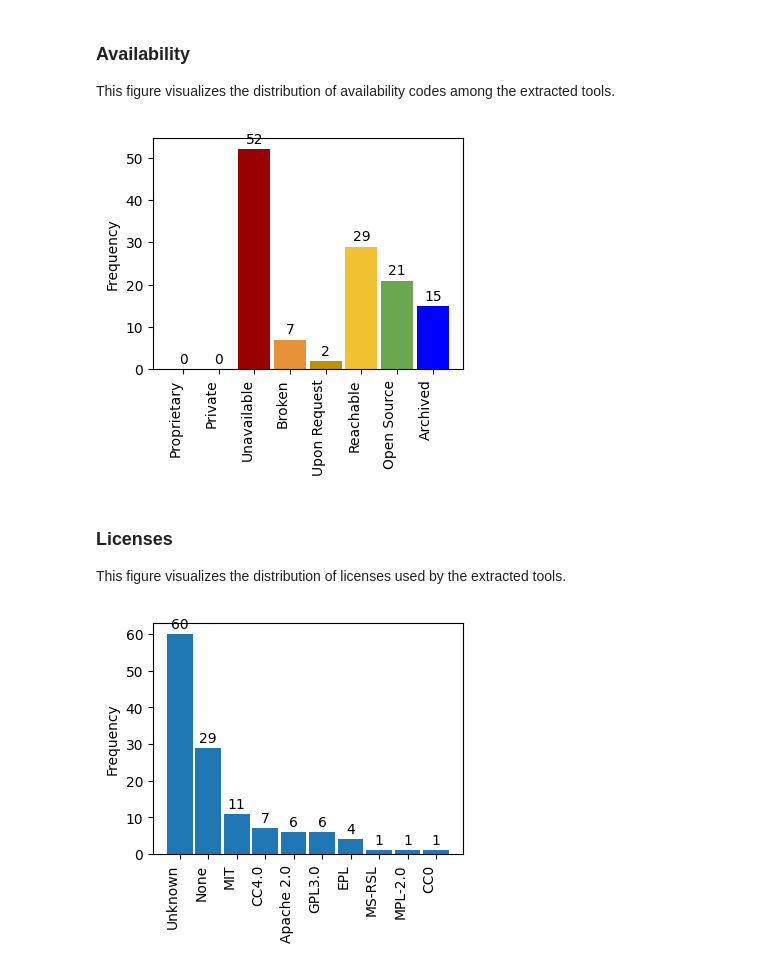
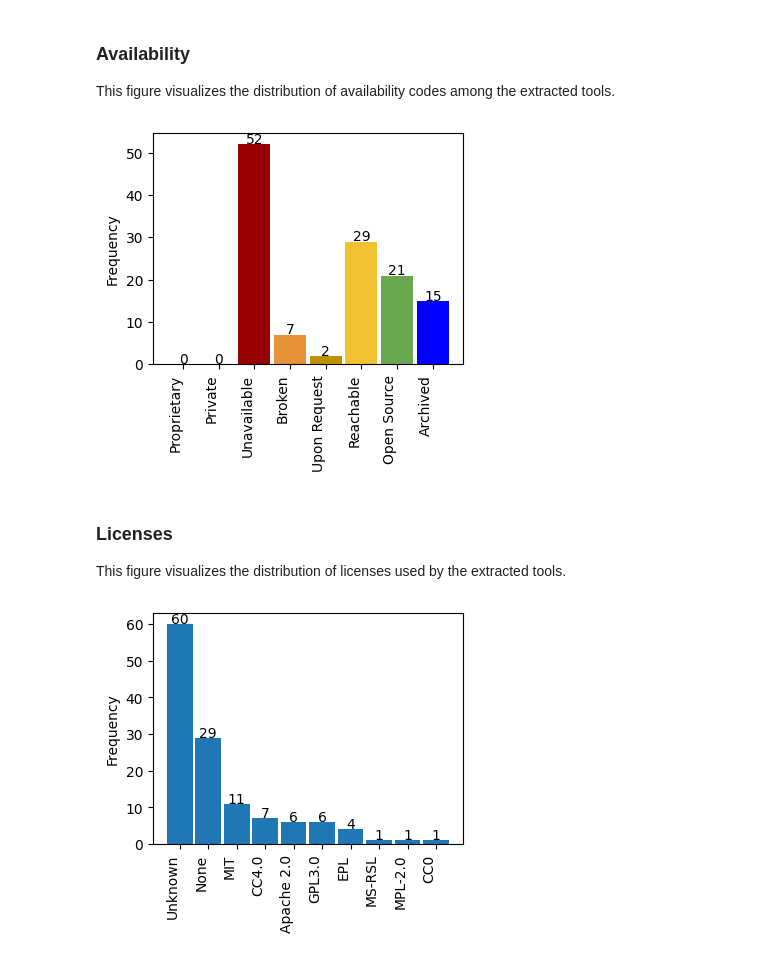
Before and after one commit to JulianFrattini/nlp4re-tools, a Jupyter notebook: replication/scripts/distribution-visualization.ipynb, the cells around one changed output. Cells and saved outputs as stored; diff of their text form; code cells hidden in the pictures.

Commit message:
Updated distribution visualization

```diff
--- a/replication/scripts/distribution-visualization.ipynb
+++ b/replication/scripts/distribution-visualization.ipynb
@@ -101,21 +101,21 @@ This figure visualizes the distribution of availability codes among the extracte
 # %%
 availability_count: dict = df['Availability'].value_counts().to_dict()
 availability_count_ordered = {code: (availability_count[code] if (code in availability_count) else 0) for code in availability}
 
 plt.figure(figsize=(4, 3))
 ax = plt.subplot()
 bar = plt.bar(x=availability_count_ordered.keys(), height=availability_count_ordered.values(), width=0.9, color=availability_color.values())
-ax.bar_label(bar, padding=2)
+ax.bar_label(bar, padding=-1.5)
 
 #plt.title('Distribution of tool availability')
 #plt.xlabel('Availability codes')
 plt.ylabel('Frequency')
 plt.xticks(rotation=90, ha='right')
 
 plt.savefig(fname='../figures/distribution-availability.pdf', format='pdf', bbox_inches='tight')
 plt.show()
 # %% [output]
-[figure, old version]
+[figure, new version]
 # %% [markdown]
 ### Licenses
 
@@ -126,7 +126,7 @@ license_count: dict = dfinc['License'].value_counts().to_dict()
 plt.figure(figsize=(4, 3))
 ax = plt.subplot()
 bar = plt.bar(x=license_count.keys(), height=license_count.values(), width=0.9)
-ax.bar_label(bar, padding=2)
+ax.bar_label(bar, padding=-1.5)
 
 #plt.title('Distribution of licenses')
 plt.ylabel('Frequency')
@@ -135,4 +135,4 @@ plt.xticks(rotation=90, ha='right')
 plt.savefig(fname='../figures/distribution-licenses.pdf', format='pdf', bbox_inches='tight')
 plt.show()
 # %% [output]
-[figure, old version]
+[figure, new version]
```
Also changed, not shown: parts of 3 cells of this notebook, 4 other files.
